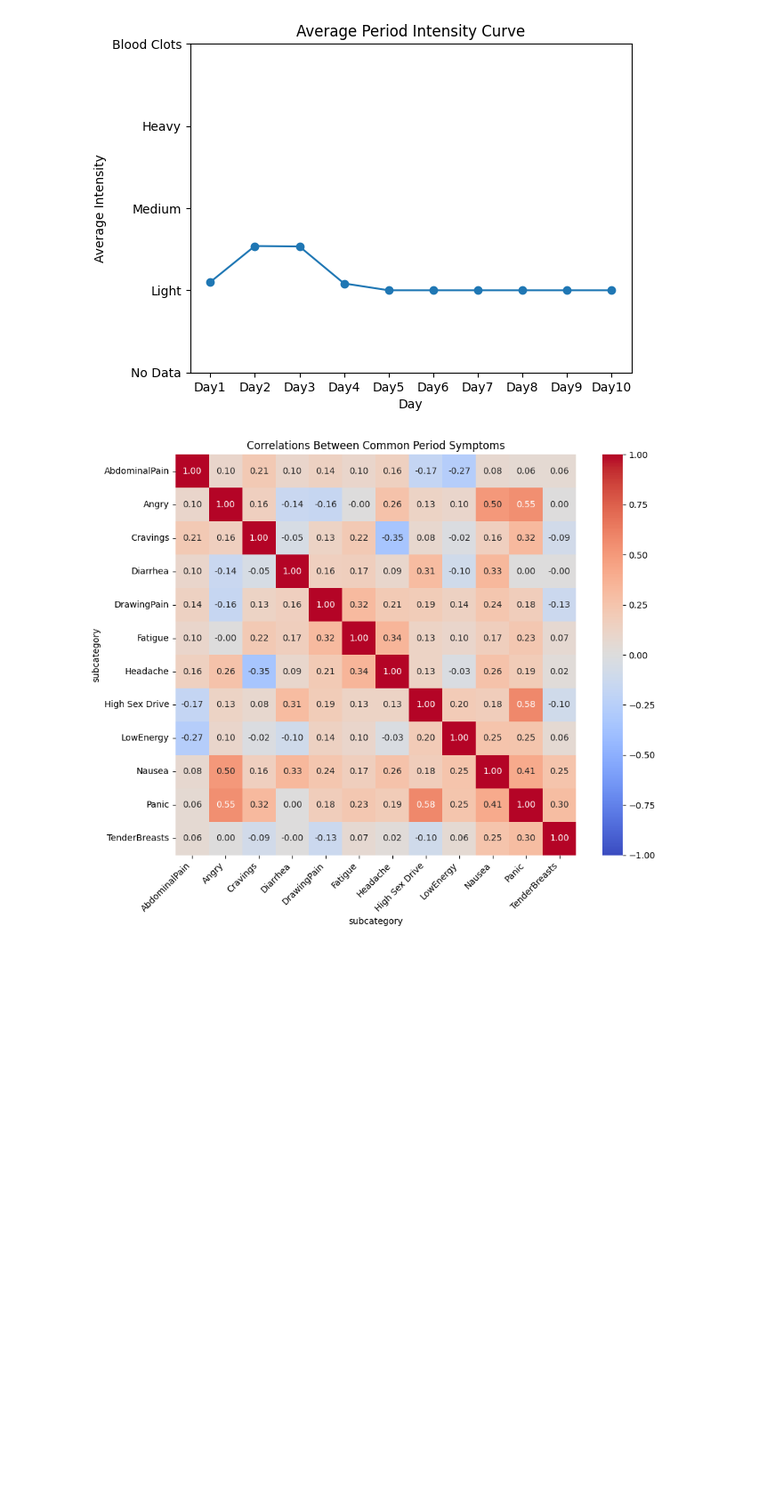
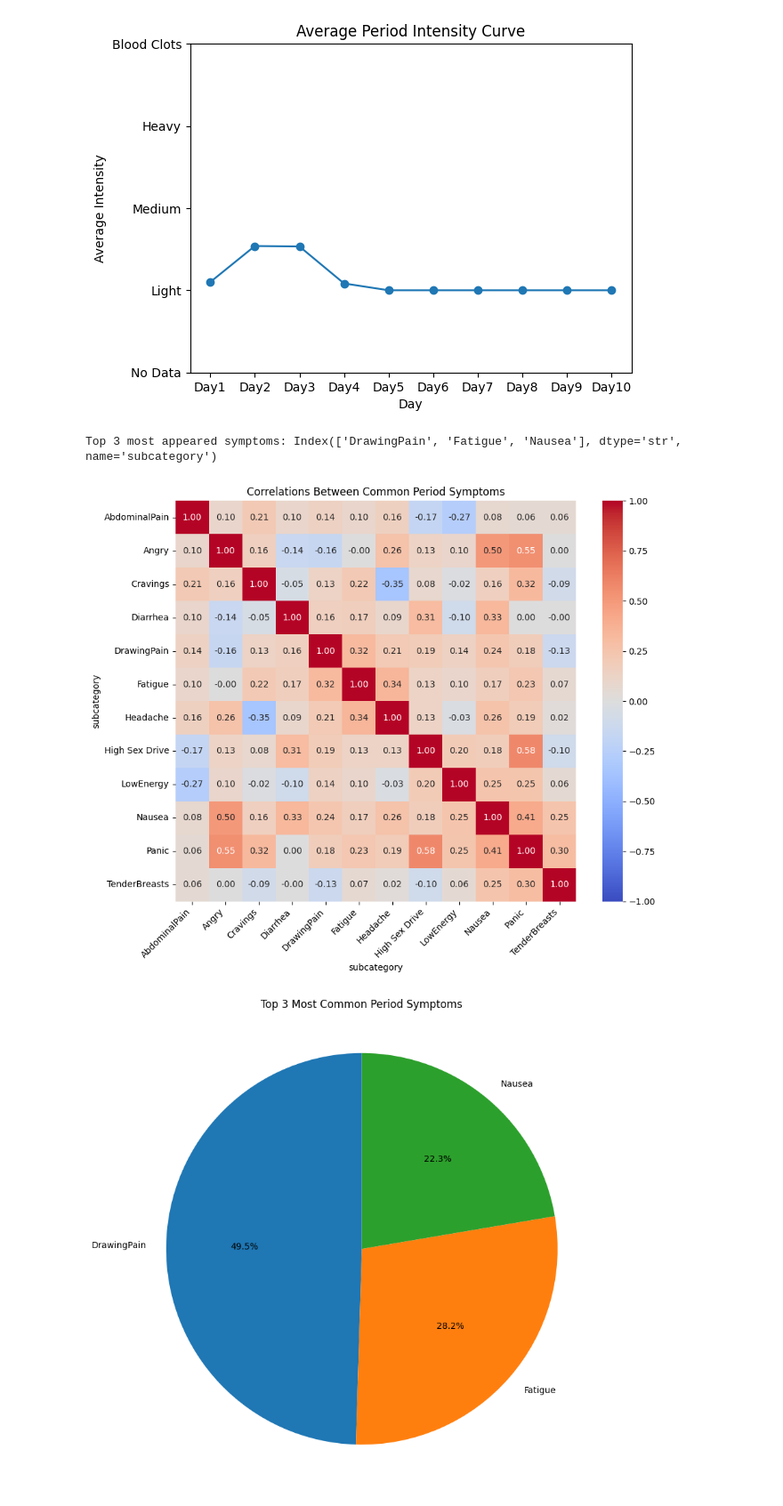
Before and after one commit to yinimini/Menstrual-Symptoms-Analysis-, a Jupyter notebook: explore/extract_explore_test.ipynb, the cells around one changed output. Shown at 89% size. Drawn from its saved outputs; the diff is of its cells as text; code cells hidden in the pictures; blank space fills up the shorter version.

Commit message:
Plotted top three most appeared symptoms

```diff
--- a/explore/extract_explore_test.ipynb
+++ b/explore/extract_explore_test.ipynb
@@ -309,8 +309,9 @@ plt.show()
 
 import seaborn as sns
 
-period_data = df_symptoms_joined[df_symptoms_joined["cycle_id"].notna()].copy()
+period_data = df_symptoms_joined[df_symptoms_joined["period_id"].notna()].copy()
 
+# find the 12 most common symptoms during periods
 top_symptoms = period_data["subcategory"].value_counts().head(12).index
 
 filtered_data = period_data[
@@ -319,11 +320,11 @@ filtered_data = period_data[
 
 # One row per cycle, one column per symptom
 symptom_matrix = pd.crosstab(
-    filtered_data["cycle_id"],
+    filtered_data["period_id"],
     filtered_data["subcategory"]
 ).clip(upper=1)
 
-# Correlation matrix
+# Correlation matrix - pearson correlation coefficient between symptoms
 symptom_corr = symptom_matrix.corr()
 
 # Plot
@@ -346,7 +347,29 @@ plt.tight_layout()
 plt.savefig("../plots/symptom_correlations.png")
 plt.show()
 # %% [output]
+Top 3 most appeared symptoms: Index(['DrawingPain', 'Fatigue', 'Nausea'], dtype='str', name='subcategory')
 [figure]
+# %%
+# Convert created_at to datetime
+period_data["created_at"] = pd.to_datetime(period_data["created_at"])
+
+# Create pie chart for top 3 most appeared symptoms during periods
+plt.figure(figsize=(8, 8))
+
+plt.pie(
+    period_data["subcategory"].value_counts().head(3).values,
+    labels=period_data["subcategory"].value_counts().head(3).index,
+    autopct="%1.1f%%",
+    startangle=90
+)
+
+plt.title("Top 3 Most Common Period Symptoms")
+plt.axis("equal")
+plt.tight_layout()
+plt.savefig("../plots/top_3_symptoms.png")
+plt.show()
+# %% [output]
+[figure, added]
 # %%
 # Analysis checklist:
 
```
Also changed, not shown: parts of 2 cells of this notebook, 1 other file.
